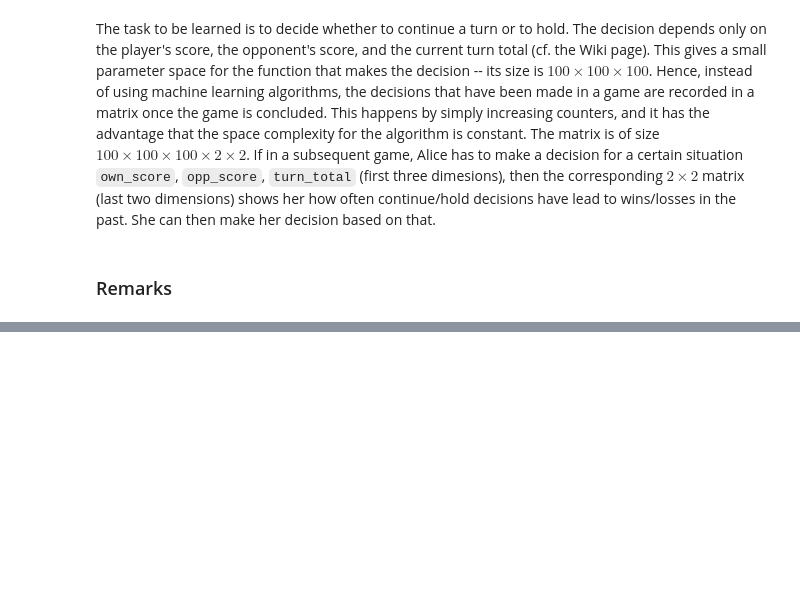
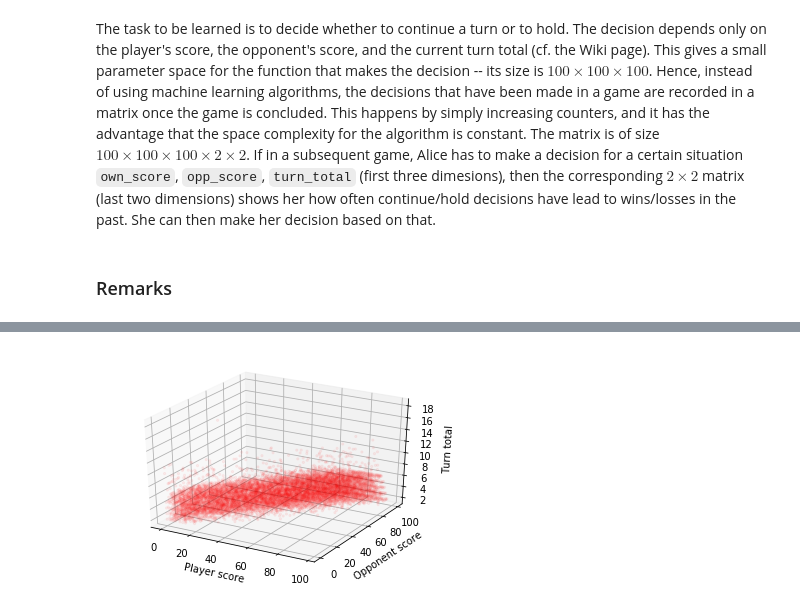
Before and after one commit to pasc85/pig_reinforcement, a Jupyter notebook: pig_demo.ipynb, the cells around one changed output, grey strips where cells are left out. Drawn from its saved outputs; the diff is of its cells as text; code cells hidden in the pictures; blank space fills up the shorter version.

```diff
--- a/pig_demo.ipynb
+++ b/pig_demo.ipynb
@@ -132,0 +132,4 @@ Decided to hold.
+# %%
+a.visualise_decision_matrix()
+# %% [output]
+[figure, added]
```
Also changed, not shown: parts of 14 cells of this notebook, 1 other file.
